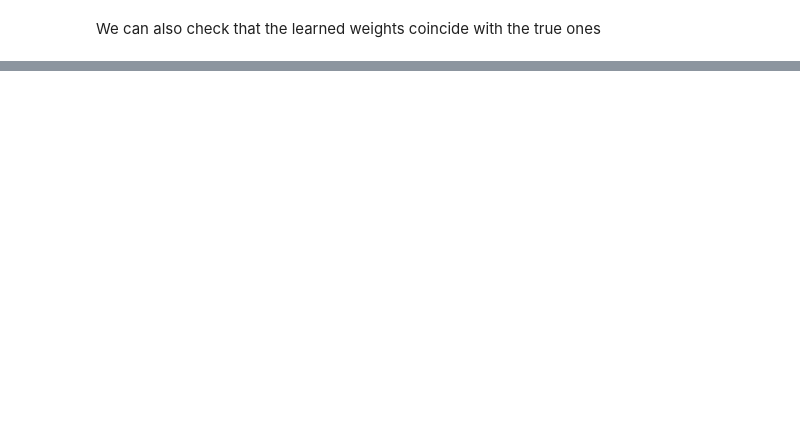
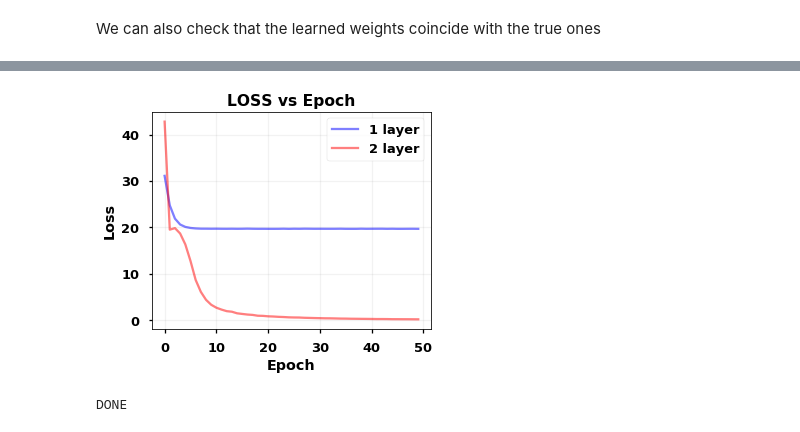
Before and after one commit to msank00/neural_net_python, a Jupyter notebook: Neural_Net_in_Python.ipynb, the cells around one changed output, grey strips where cells are left out. Cells and saved outputs as stored; diff of their text form; code cells hidden in the pictures; blank space fills up the shorter version.

```diff
--- a/Neural_Net_in_Python.ipynb
+++ b/Neural_Net_in_Python.ipynb
@@ -475,0 +502,29 @@ ValueError: non-broadcastable output operand with shape (2,1) doesn't match the
+# %%
+losses1 = Learner(
+    Sequential(Linear(num_features, 1)), mse_loss,
+    SGDOptimizer(lr=one_layer_learning_rate)).fit(
+        X, Y, epochs=epochs, bs=one_layer_batch_size)
+# %%
+losses2 = Learner(
+    Sequential(
+        Linear(num_features, hidden_neurons),
+        Sigmoid(),
+        Linear(hidden_neurons, 1)
+    ), mse_loss, SGDOptimizer(lr=two_layer_learning_rate)).fit(X, Y, epochs=epochs, bs=two_layer_batch_size)
+# %%
+with mpl.style.context('seaborn-talk'):
+    fig = plt.figure(figsize=(5,4))
+    plt.plot(losses1, color='b', alpha=0.5, label='1 layer')
+    plt.plot(losses2, color='r', alpha=0.5, label='2 layer')
+    plt.title("LOSS vs Epoch",fontweight="bold")
+    plt.xlabel("Epoch",fontweight="bold")
+    plt.ylabel("Loss",fontweight="bold")
+    plt.grid(color='gray', alpha=0.1)
+    plt.legend()
+    plt.show()
+# %% [output]
+[figure, added]
+# %%
+print("DONE")
+# %% [output]
+DONE
```
Also changed, not shown: parts of 11 cells of this notebook.
